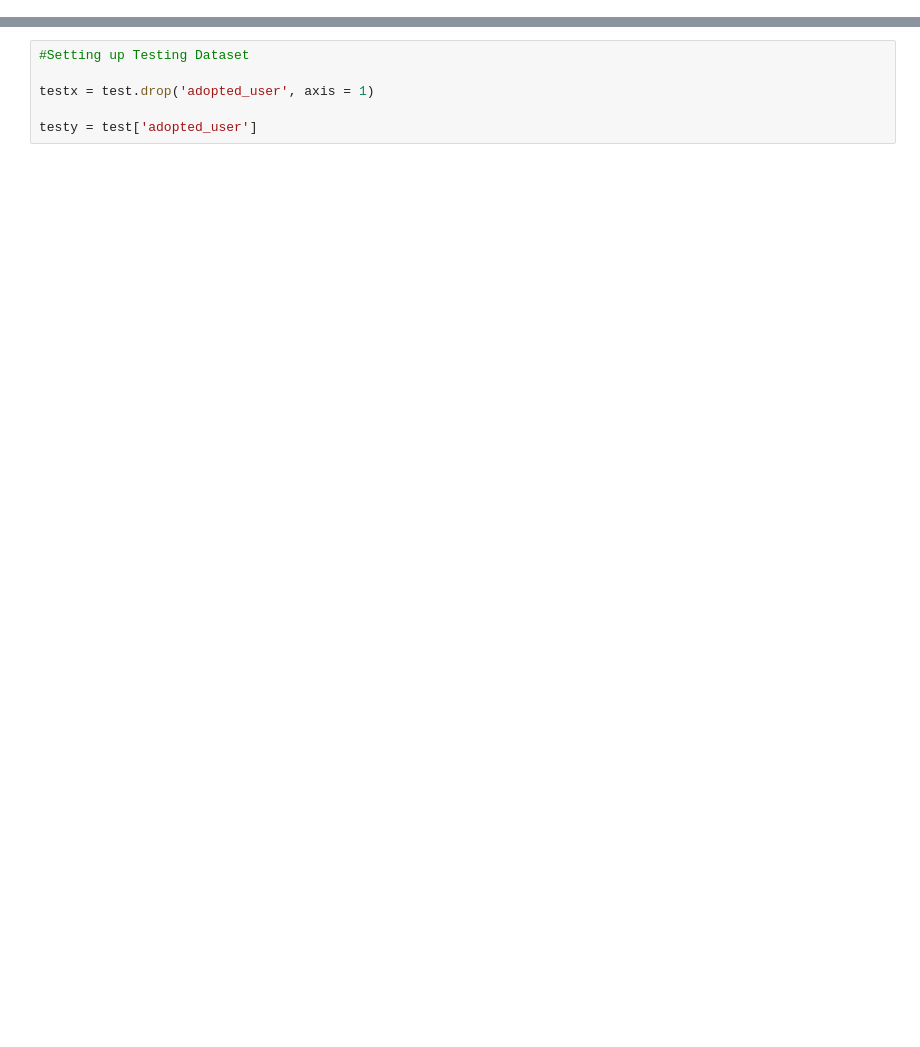
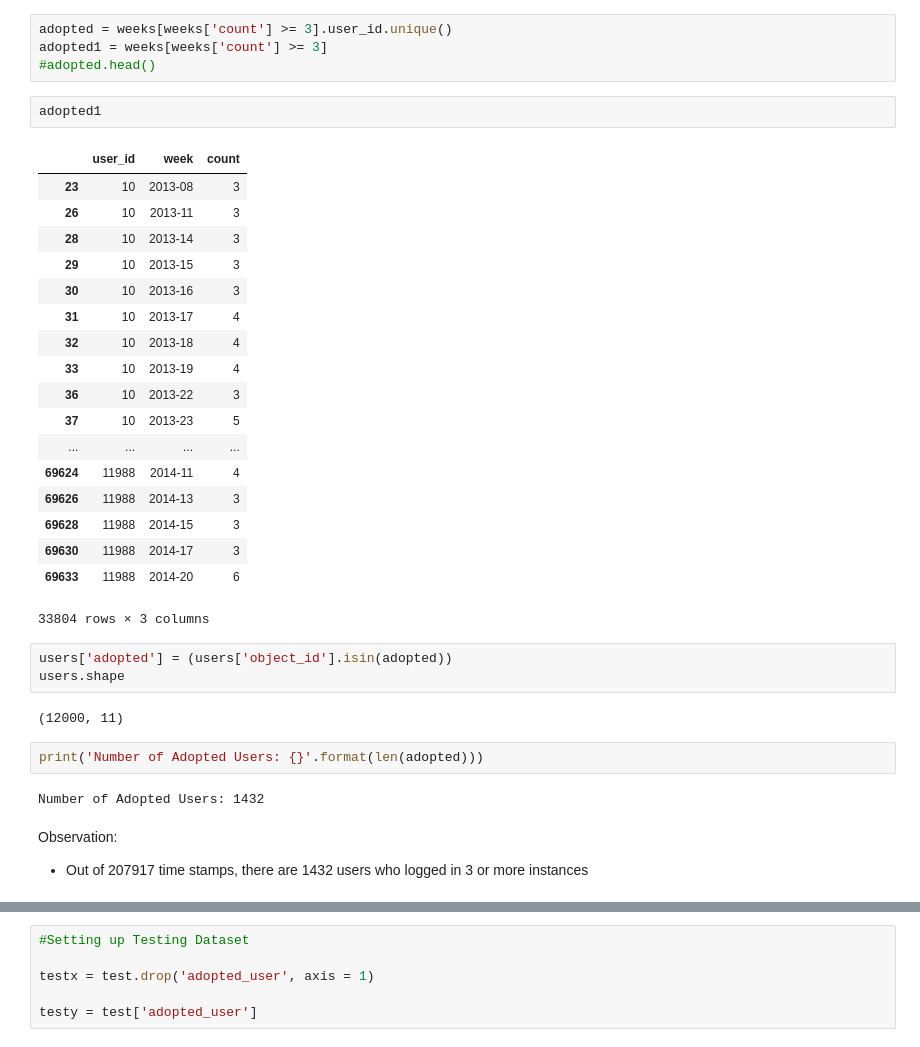
Before and after one commit to CHINKGITHUB/SpringBoard_DS, a Jupyter notebook: relax_data_science_challenge.ipynb, the cells around one changed output, grey strips where cells are left out. Cells and saved outputs as stored; diff of their text form; blank space fills up the shorter version.

```diff
--- a/relax_data_science_challenge.ipynb
+++ b/relax_data_science_challenge.ipynb
@@ -27,0 +58,38 @@ engage.head()
+# %%
+adopted = weeks[weeks['count'] >= 3].user_id.unique()
+adopted1 = weeks[weeks['count'] >= 3]
+#adopted.head()
+# %%
+adopted1
+# %% [output]
+|  | user_id | week | count |
+| 23 | 10 | 2013-08 | 3 |
+| 26 | 10 | 2013-11 | 3 |
+| 28 | 10 | 2013-14 | 3 |
+| 29 | 10 | 2013-15 | 3 |
+| 30 | 10 | 2013-16 | 3 |
+| 31 | 10 | 2013-17 | 4 |
+| 32 | 10 | 2013-18 | 4 |
+| 33 | 10 | 2013-19 | 4 |
+| 36 | 10 | 2013-22 | 3 |
+| 37 | 10 | 2013-23 | 5 |
+| ... | ... | ... | ... |
+| 69624 | 11988 | 2014-11 | 4 |
+| 69626 | 11988 | 2014-13 | 3 |
+| 69628 | 11988 | 2014-15 | 3 |
+| 69630 | 11988 | 2014-17 | 3 |
+| 69633 | 11988 | 2014-20 | 6 |
+33804 rows × 3 columns
+# %%
+users['adopted'] = (users['object_id'].isin(adopted))
+users.shape
+# %% [output]
+(12000, 11)
+# %%
+print('Number of Adopted Users: {}'.format(len(adopted)))
+# %% [output]
+Number of Adopted Users: 1432
+# %% [markdown]
+Observation:
+
+* Out of 207917 time stamps, there are 1432 users who logged in 3 or more instances
```
Also changed, not shown: parts of 38 cells of this notebook.
